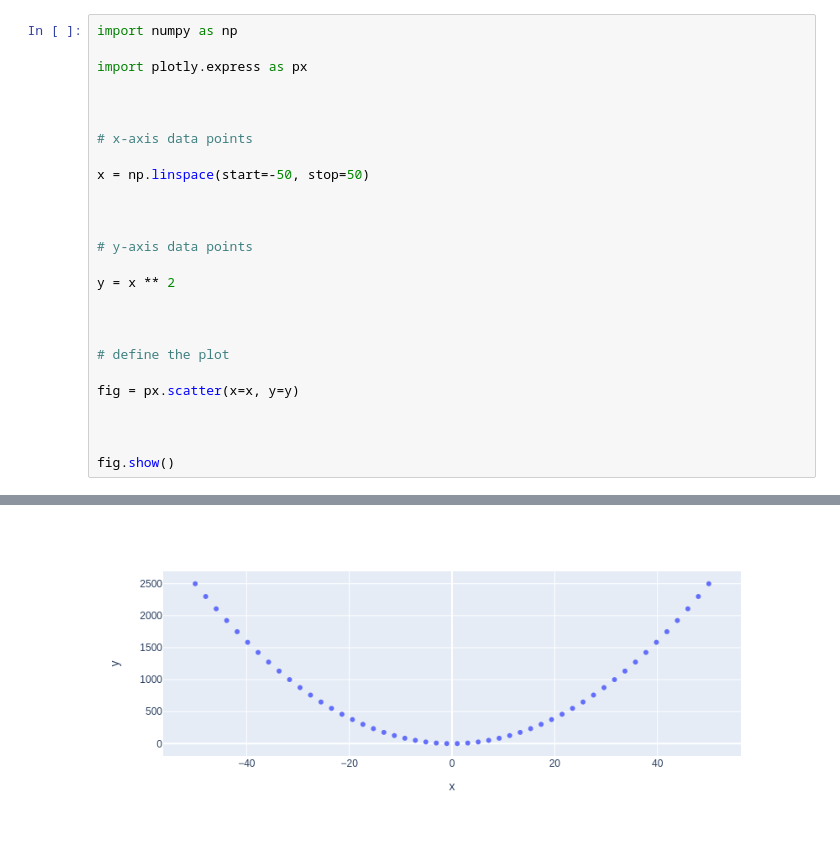
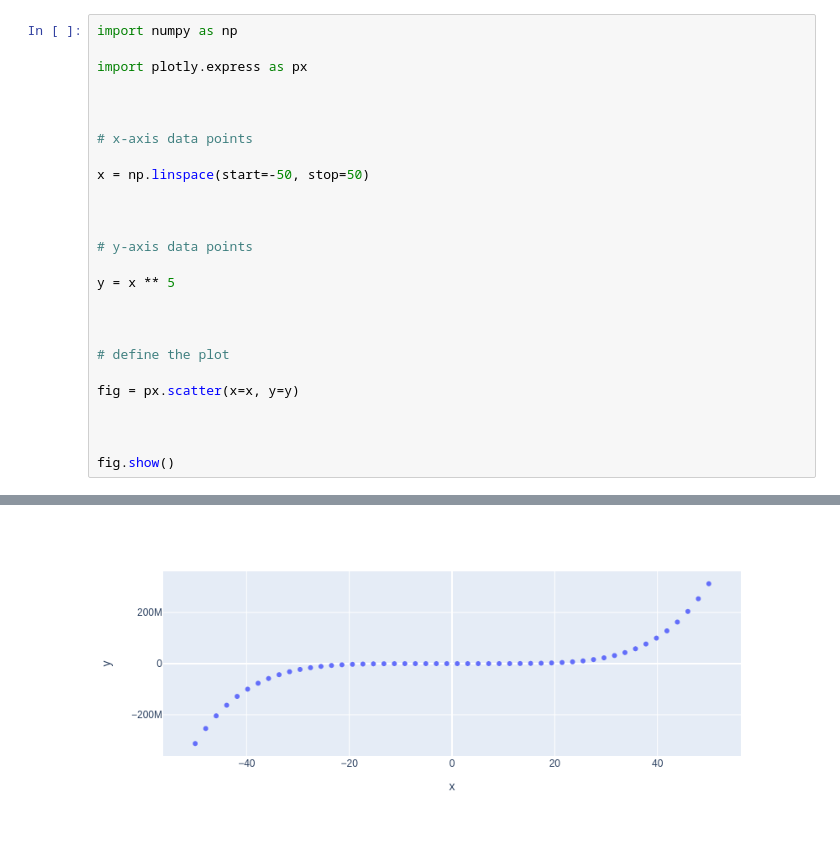
Before and after one commit to imsaurabhkhare/my-notebooks-repo, a Jupyter notebook: experiment2.ipynb, the cells around one changed output, grey strips where cells are left out. Drawn from its saved outputs; the diff is of its cells as text.

```diff
--- a/experiment2.ipynb
+++ b/experiment2.ipynb
@@ -13,7 +13,7 @@ x = np.linspace(start=-50, stop=50)
 
 # y-axis data points
 
-y = x ** 2
+y = x ** 5
 
 
 
@@ -29 +28 @@ fig.show()
-[figure, old version]
+[figure, new version]
```
Also changed, not shown: parts of 1 cell of this notebook.
